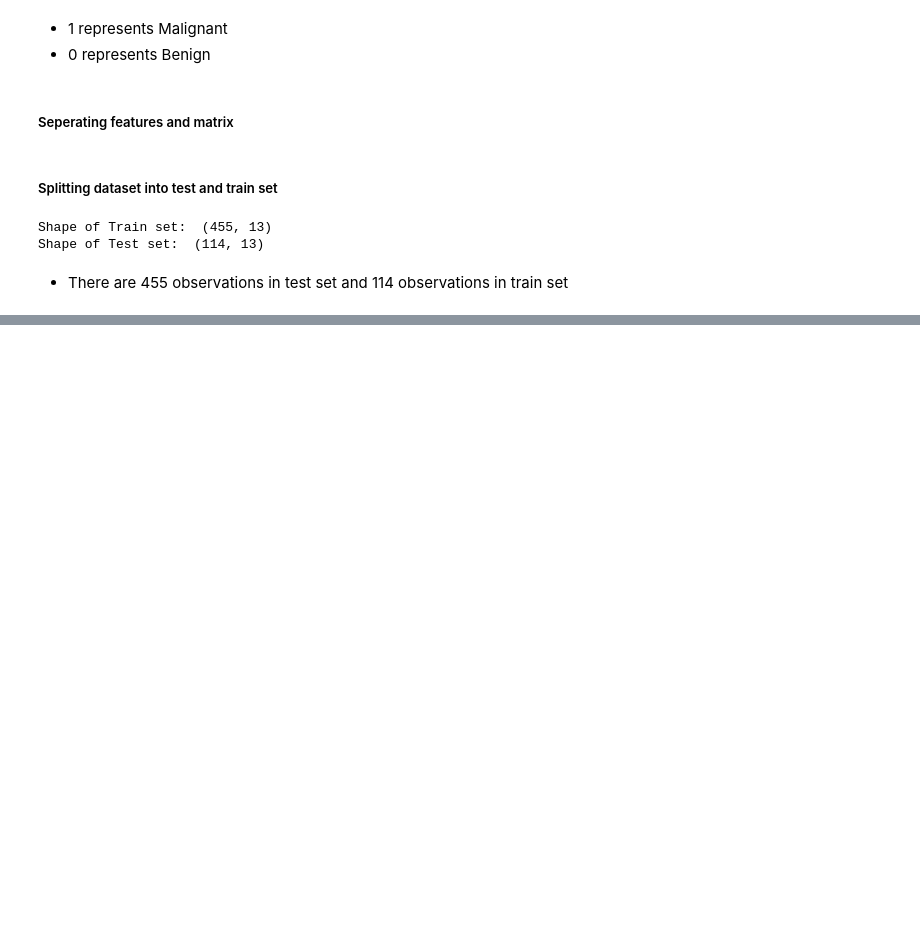
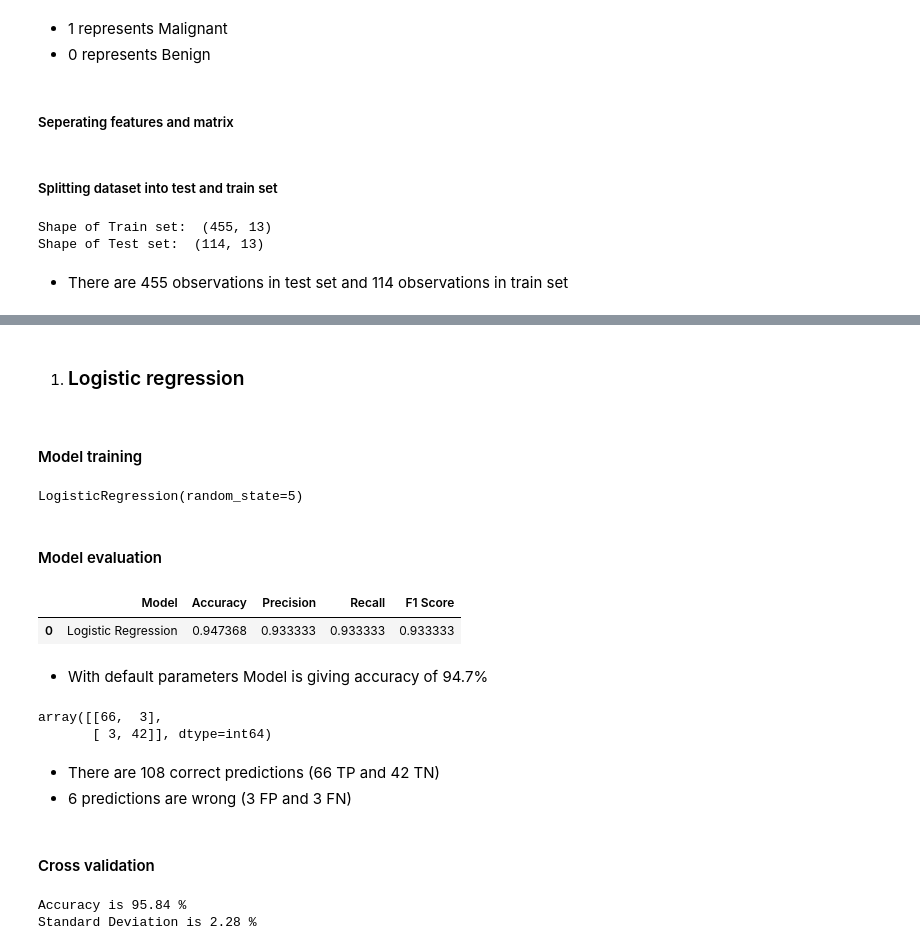
Before and after one commit to mubarakmayyeri/breast-cancer-classification, a Jupyter notebook: breast_cancer_classification.ipynb, the cells around one changed output, grey strips where cells are left out. Cells and saved outputs as stored; diff of their text form; code cells hidden in the pictures; blank space fills up the shorter version.

Commit message:
logistic regression

```diff
--- a/breast_cancer_classification.ipynb
+++ b/breast_cancer_classification.ipynb
@@ -322,0 +325,58 @@ array([[-0.01330339,  1.7757658 ,  0.22879041, ...,  0.79264996,
+# %% [markdown]
+1) ### Logistic regression
+# %% [markdown]
+#### Model training
+# %%
+#instantiating the model
+from sklearn.linear_model import LogisticRegression
+
+logReg = LogisticRegression(random_state=5)
+
+#training the model with train set
+logReg.fit(X_train, y_train)
+# %% [output]
+LogisticRegression(random_state=5)
+# %% [markdown]
+#### Model evaluation
+# %%
+from sklearn.metrics import accuracy_score, precision_score, recall_score, f1_score, confusion_matrix
+
+y_pred = logReg.predict(X_test)
+
+acc = accuracy_score(y_test, y_pred)
+pre = precision_score(y_test, y_pred)
+rec = recall_score(y_test, y_pred)
+f1 = f1_score(y_test, y_pred)
+# %%
+#storing evaluation metrics to a dataframe
+
+results = pd.DataFrame([['Logistic Regression', acc, pre, rec, f1]],
+                       columns=['Model', 'Accuracy', 'Precision', 'Recall', 'F1 Score'])
+
+results
+# %% [output]
+|  | Model | Accuracy | Precision | Recall | F1 Score |
+| 0 | Logistic Regression | 0.947368 | 0.933333 | 0.933333 | 0.933333 |
+# %% [markdown]
+* With default parameters Model is giving accuracy of 94.7%
+# %%
+#printing confusion matrix
+confusion_matrix(y_test, y_pred)
+# %% [output]
+array([[66,  3],
+       [ 3, 42]], dtype=int64)
+# %% [markdown]
+* There are 108 correct predictions (66 TP and 42 TN)
+* 6 predictions are wrong (3 FP and 3 FN)
+# %% [markdown]
+#### Cross validation
+# %%
+from sklearn.model_selection import cross_val_score
+
+accuracies = cross_val_score(estimator=logReg, X=X_train, y=y_train, cv=10)
+
+print('Accuracy is {:.2f} %'.format(accuracies.mean()*100))
+print('Standard Deviation is {:.2f} %'.format(accuracies.std()*100))
+# %% [output]
+Accuracy is 95.84 %
+Standard Deviation is 2.28 %
```
Also changed, not shown: parts of 12 cells of this notebook.
